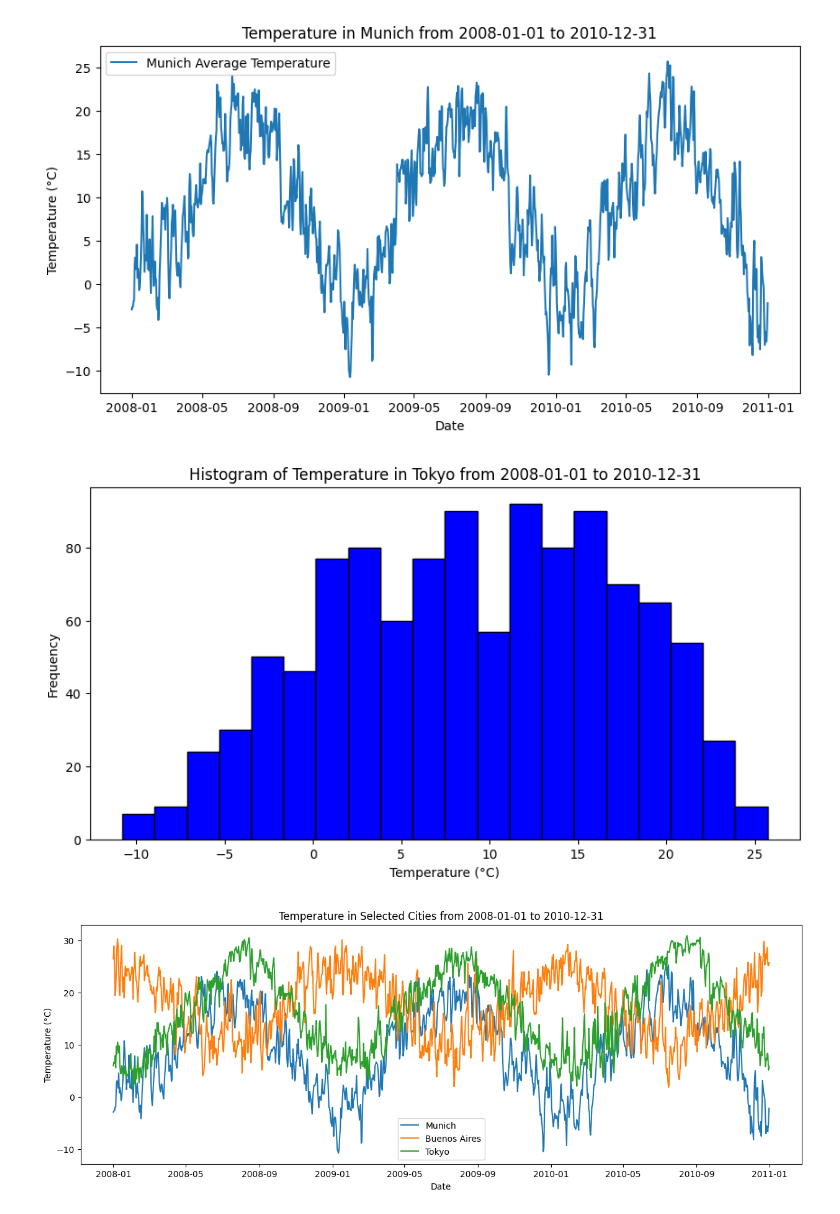
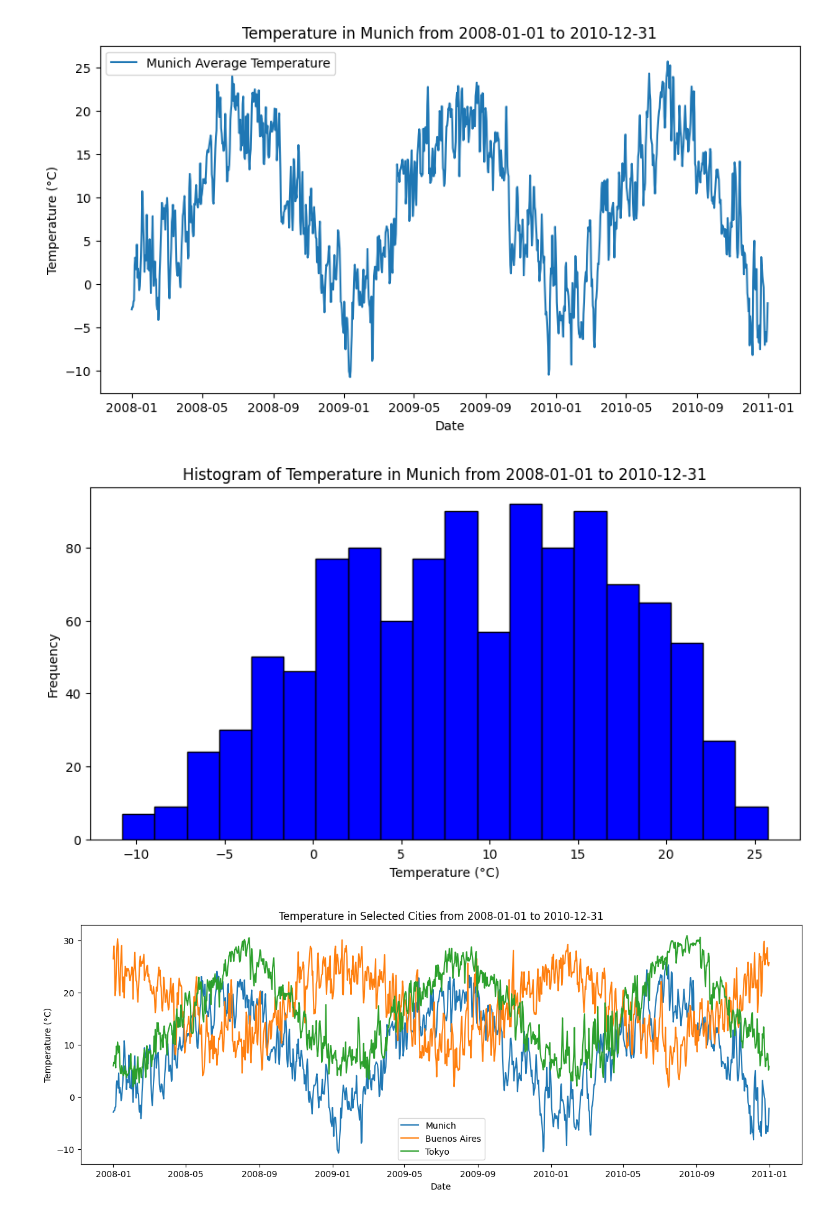
Before and after one commit to alexbj7/final-project-IPLD, a Jupyter notebook: development/03_temperatures_dashboard.ipynb, the cells around one changed output. Drawn from its saved outputs; the diff is of its cells as text; code cells hidden in the pictures.

```diff
--- a/development/03_temperatures_dashboard.ipynb
+++ b/development/03_temperatures_dashboard.ipynb
@@ -187,15 +187,15 @@ plt.figure(figsize=(10, 5))
 plt.show()
 # %%
 #histogram plot for munich over the period selected.
-
+city = "Munich"
 plt.figure(figsize=(10, 5))
 plt.hist(city_df_period_2["AvgTemperatureCelsius"], bins=20, color="blue", edgecolor="black")
 plt.title(f"Histogram of Temperature in {city} from {start_date} to {end_date}")
 plt.xlabel("Temperature (°C)")
 plt.ylabel("Frequency")
 plt.show()
 # %% [output]
-[figure, old version]
+[figure, new version]
 # %%
 # Ex 3.7: Now repeat the previous question but for a list of cities:
 #   - Make a line plot with the temperature reads of the cities in the list, for the selected time period, every city has to be a different line with a different color, the x axis has to be the timestamp column.
```
Also changed, not shown: parts of 3 cells of this notebook, 3 other files.
